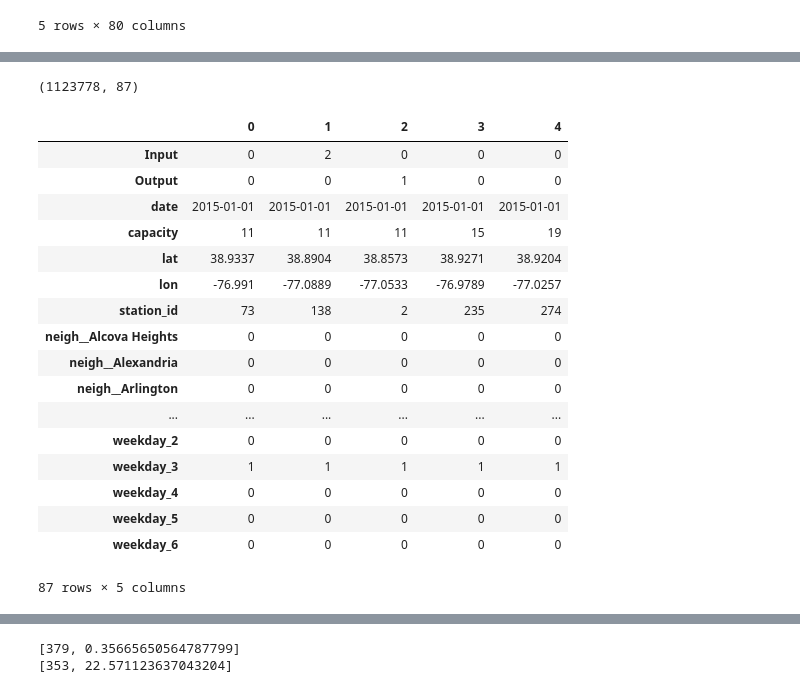
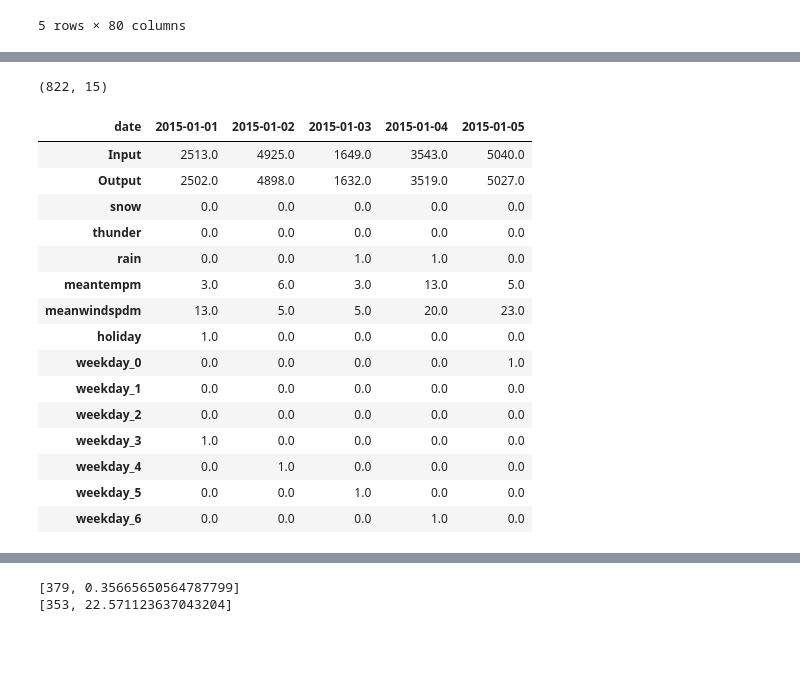
Before and after one commit to vladimirbelyaev/ml_project, a Jupyter notebook: models/lin-model.ipynb, the cells around one changed output, grey strips where cells are left out. Drawn from its saved outputs; the diff is of its cells as text; code cells hidden in the pictures; blank space fills up the shorter version.

```diff
--- a/models/lin-model.ipynb
+++ b/models/lin-model.ipynb
@@ -54,0 +44,5 @@ data.head().T
+# %%
+# data.drop(['Station Number', 'short_name'], axis = 1, inplace=True)
+data = data[['Input', 'Output', 'date', 'day_part', 'snow', 'thunder', 'rain',
+             'meantempm', 'meanwindspdm', 'holiday', 'weekday']]
+data.head()
@@ -54,0 +56,5 @@ data.head().T
+# %%
+df_features = data.groupby(['date'])['snow',
+                                   'thunder','rain','meantempm' ,
+                                   'meanwindspdm', 'holiday', 'weekday'].first()
+df_features
@@ -54,0 +81,3 @@ data.head().T
+# %%
+df_y = data.groupby(['date'])['Input', 'Output'].sum()
+df_y
@@ -55,30 +104,30 @@ data.head().T
+# %%
+data = df_y.join(df_features)
 # %%
-data = data.join( pd.get_dummies(data.day_part, prefix='day_part_'))
-data.drop('day_part', axis = 1, inplace=True)
+# data = data.join( pd.get_dummies(data.day_part, prefix='day_part_'))
+# data.drop('day_part', axis = 1, inplace=True)
 
 data = data.join(pd.get_dummies(data.weekday, prefix = 'weekday'))
 data.drop('weekday', axis = 1, inplace=True)
 # data = data.join(pd.get_dummies(data.station_id, prefix='st_id_'))
 
 print data.shape
 data.head().T
 # %% [output]
-(1123778, 87)
+(822, 15)
-|  | 0 | 1 | 2 | 3 | 4 |
-| Input | 0 | 2 | 0 | 0 | 0 |
-| Output | 0 | 0 | 1 | 0 | 0 |
-| date | 2015-01-01 | 2015-01-01 | 2015-01-01 | 2015-01-01 | 2015-01-01 |
-| capacity | 11 | 11 | 11 | 15 | 19 |
-| lat | 38.9337 | 38.8904 | 38.8573 | 38.9271 | 38.9204 |
-| lon | -76.991 | -77.0889 | -77.0533 | -76.9789 | -77.0257 |
-| station_id | 73 | 138 | 2 | 235 | 274 |
-| neigh__Alcova Heights | 0 | 0 | 0 | 0 | 0 |
-| neigh__Alexandria | 0 | 0 | 0 | 0 | 0 |
-| neigh__Arlington | 0 | 0 | 0 | 0 | 0 |
-| ... | ... | ... | ... | ... | ... |
-| weekday_2 | 0 | 0 | 0 | 0 | 0 |
-| weekday_3 | 1 | 1 | 1 | 1 | 1 |
-| weekday_4 | 0 | 0 | 0 | 0 | 0 |
-| weekday_5 | 0 | 0 | 0 | 0 | 0 |
-| weekday_6 | 0 | 0 | 0 | 0 | 0 |
+| date | 2015-01-01 | 2015-01-02 | 2015-01-03 | 2015-01-04 | 2015-01-05 |
+| Input | 2513.0 | 4925.0 | 1649.0 | 3543.0 | 5040.0 |
+| Output | 2502.0 | 4898.0 | 1632.0 | 3519.0 | 5027.0 |
+| snow | 0.0 | 0.0 | 0.0 | 0.0 | 0.0 |
+| thunder | 0.0 | 0.0 | 0.0 | 0.0 | 0.0 |
+| rain | 0.0 | 0.0 | 1.0 | 1.0 | 0.0 |
+| meantempm | 3.0 | 6.0 | 3.0 | 13.0 | 5.0 |
+| meanwindspdm | 13.0 | 5.0 | 5.0 | 20.0 | 23.0 |
+| holiday | 1.0 | 0.0 | 0.0 | 0.0 | 0.0 |
+| weekday_0 | 0.0 | 0.0 | 0.0 | 0.0 | 1.0 |
+| weekday_1 | 0.0 | 0.0 | 0.0 | 0.0 | 0.0 |
+| weekday_2 | 0.0 | 0.0 | 0.0 | 0.0 | 0.0 |
+| weekday_3 | 1.0 | 0.0 | 0.0 | 0.0 | 0.0 |
+| weekday_4 | 0.0 | 1.0 | 0.0 | 0.0 | 0.0 |
+| weekday_5 | 0.0 | 0.0 | 1.0 | 0.0 | 0.0 |
+| weekday_6 | 0.0 | 0.0 | 0.0 | 1.0 | 0.0 |
-87 rows × 5 columns
```
Also changed, not shown: parts of 10 cells of this notebook, 1 other file.
